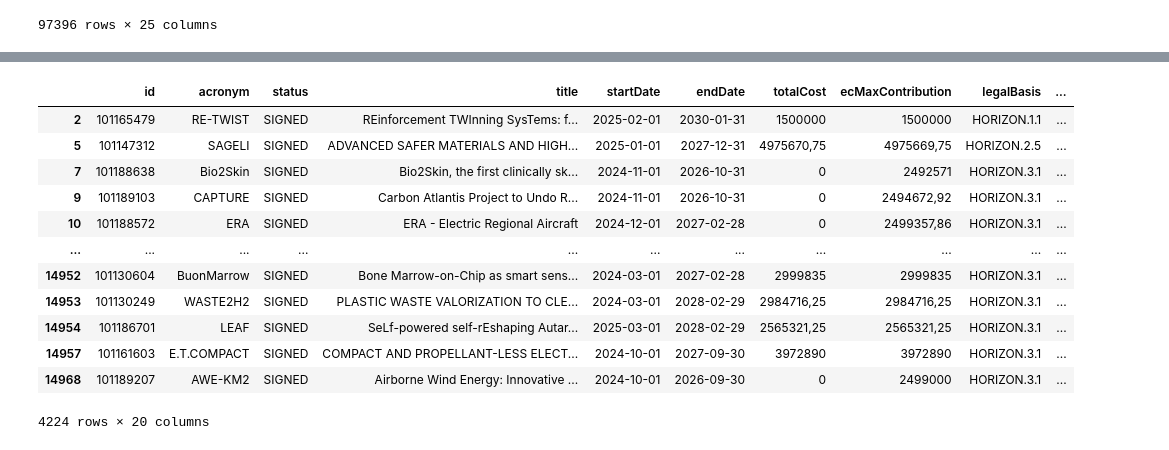
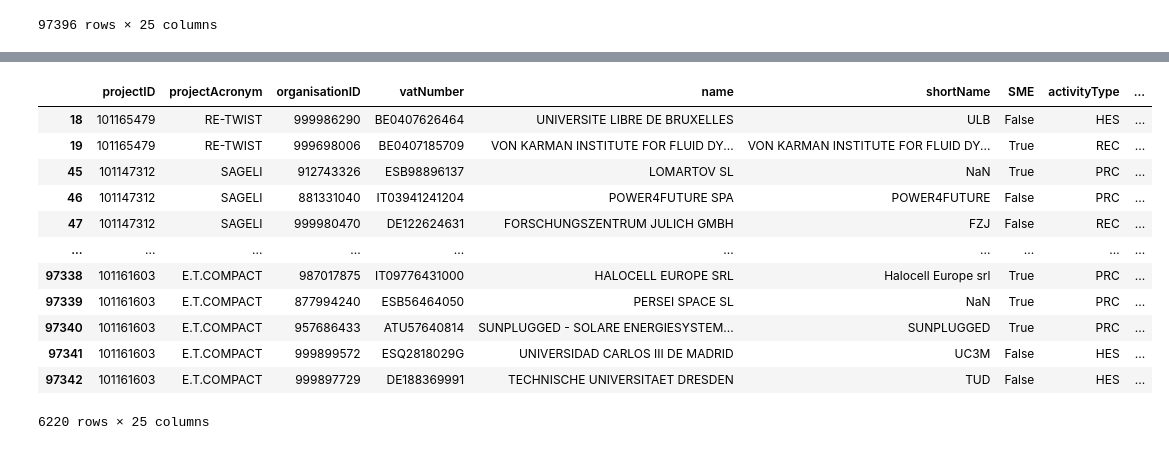
Before and after one commit to idimitriadis/HopOn, a Jupyter notebook: data_viewer.ipynb, the cells around one changed output, grey strips where cells are left out. Saved outputs shown, nothing was run; the diff lists cells and outputs as text; code cells hidden in the pictures.

Commit message:
updated projects and orgs to comply with hop on regulation and the data filtering notebook

```diff
--- a/data_viewer.ipynb
+++ b/data_viewer.ipynb
@@ -12,9 +12,9 @@ projects.info()
 
 from datetime import datetime
 filterdate = datetime(2024,1,1)
-projects23 = projects[projects['startDate']>=filterdate]
-projects23 = projects23[projects23['endDate']>=datetime(2026,1,1)]
-projects23
+projects_fil = projects[projects['startDate']>=filterdate]
+projects_fil = projects_fil[projects_fil['endDate']>=datetime(2027,9,25)]
+projects_fil
 # %% [output]
 <class 'pandas.core.frame.DataFrame'>
 RangeIndex: 14970 entries, 0 to 14969
@@ -49,5 +49,5 @@ memory usage: 2.3+ MB
 # %%
-projectIDs = projects23['id'].tolist()
+projectIDs = projects_fil['id'].tolist()
 # %%
 orgs
 # %% [output]
@@ -117,0 +97,8 @@ projects23_no_greek
+# %%
+projectsIDS_with_widening = orgsinproj[orgsinproj['country'].isin(['EL','BG','HR','CZ','EE','HU','LV','LT','MT','PL','PT','RO','SK','SI',
+                                                                   'AL','BA','AM','FO','GE','XK','MD','ME','MK','RS','TN','TR','UA','MA',
+                                                                   'GP','GF','MQ','YT','CY'])]
+projectsIDS_with_widening= projectsIDS_with_widening['projectID'].tolist()
+# %%
+projects_no_widening = projects_fil[~projects_fil['id'].isin(projectsIDS_with_widening)]
+projects_no_widening
@@ -118,20 +119,20 @@ projects23_no_greek
 # %%
-orgsinprojects23nogreek = orgs[orgs['projectID'].isin(projects23_no_greek['id'].tolist())]
-orgsinprojects23nogreek
+orgs_no_widening = orgs[orgs['projectID'].isin(projects_no_widening['id'].tolist())]
+orgs_no_widening
 # %% [output]
-|  | id | acronym | status | title | startDate | endDate | totalCost | ecMaxContribution | legalBasis | ... |
-| 2 | 101165479 | RE-TWIST | SIGNED | REinforcement TWInning SysTems: f... | 2025-02-01 | 2030-01-31 | 1500000 | 1500000 | HORIZON.1.1 | ... |
-| 5 | 101147312 | SAGELI | SIGNED | ADVANCED SAFER MATERIALS AND HIGH... | 2025-01-01 | 2027-12-31 | 4975670,75 | 4975669,75 | HORIZON.2.5 | ... |
-| 7 | 101188638 | Bio2Skin | SIGNED | Bio2Skin, the first clinically sk... | 2024-11-01 | 2026-10-31 | 0 | 2492571 | HORIZON.3.1 | ... |
-| 9 | 101189103 | CAPTURE | SIGNED | Carbon Atlantis Project to Undo R... | 2024-11-01 | 2026-10-31 | 0 | 2494672,92 | HORIZON.3.1 | ... |
-| 10 | 101188572 | ERA | SIGNED | ERA - Electric Regional Aircraft | 2024-12-01 | 2027-02-28 | 0 | 2499357,86 | HORIZON.3.1 | ... |
-| ... | ... | ... | ... | ... | ... | ... | ... | ... | ... | ... |
-| 14952 | 101130604 | BuonMarrow | SIGNED | Bone Marrow-on-Chip as smart sens... | 2024-03-01 | 2027-02-28 | 2999835 | 2999835 | HORIZON.3.1 | ... |
-| 14953 | 101130249 | WASTE2H2 | SIGNED | PLASTIC WASTE VALORIZATION TO CLE... | 2024-03-01 | 2028-02-29 | 2984716,25 | 2984716,25 | HORIZON.3.1 | ... |
-| 14954 | 101186701 | LEAF | SIGNED | SeLf-powered self-rEshaping Autar... | 2025-03-01 | 2028-02-29 | 2565321,25 | 2565321,25 | HORIZON.3.1 | ... |
-| 14957 | 101161603 | E.T.COMPACT | SIGNED | COMPACT AND PROPELLANT-LESS ELECT... | 2024-10-01 | 2027-09-30 | 3972890 | 3972890 | HORIZON.3.1 | ... |
-| 14968 | 101189207 | AWE-KM2 | SIGNED | Airborne Wind Energy: Innovative ... | 2024-10-01 | 2026-09-30 | 0 | 2499000 | HORIZON.3.1 | ... |
+|  | projectID | projectAcronym | organisationID | vatNumber | name | shortName | SME | activityType | ... |
+| 18 | 101165479 | RE-TWIST | 999986290 | BE0407626464 | UNIVERSITE LIBRE DE BRUXELLES | ULB | False | HES | ... |
+| 19 | 101165479 | RE-TWIST | 999698006 | BE0407185709 | VON KARMAN INSTITUTE FOR FLUID DY... | VON KARMAN INSTITUTE FOR FLUID DY... | True | REC | ... |
+| 45 | 101147312 | SAGELI | 912743326 | ESB98896137 | LOMARTOV SL | NaN | True | PRC | ... |
+| 46 | 101147312 | SAGELI | 881331040 | IT03941241204 | POWER4FUTURE SPA | POWER4FUTURE | False | PRC | ... |
+| 47 | 101147312 | SAGELI | 999980470 | DE122624631 | FORSCHUNGSZENTRUM JULICH GMBH | FZJ | False | REC | ... |
+| ... | ... | ... | ... | ... | ... | ... | ... | ... | ... |
+| 97338 | 101161603 | E.T.COMPACT | 987017875 | IT09776431000 | HALOCELL EUROPE SRL | Halocell Europe srl | True | PRC | ... |
+| 97339 | 101161603 | E.T.COMPACT | 877994240 | ESB56464050 | PERSEI SPACE SL | NaN | True | PRC | ... |
+| 97340 | 101161603 | E.T.COMPACT | 957686433 | ATU57640814 | SUNPLUGGED - SOLARE ENERGIESYSTEM... | SUNPLUGGED | True | PRC | ... |
+| 97341 | 101161603 | E.T.COMPACT | 999899572 | ESQ2818029G | UNIVERSIDAD CARLOS III DE MADRID | UC3M | False | HES | ... |
+| 97342 | 101161603 | E.T.COMPACT | 999897729 | DE188369991 | TECHNISCHE UNIVERSITAET DRESDEN | TUD | False | HES | ... |
-4224 rows × 20 columns
+6220 rows × 25 columns
 # %%
 euroscivoc
 # %% [output]
```
Also changed, not shown: parts of 28 cells of this notebook, 2 other files.
